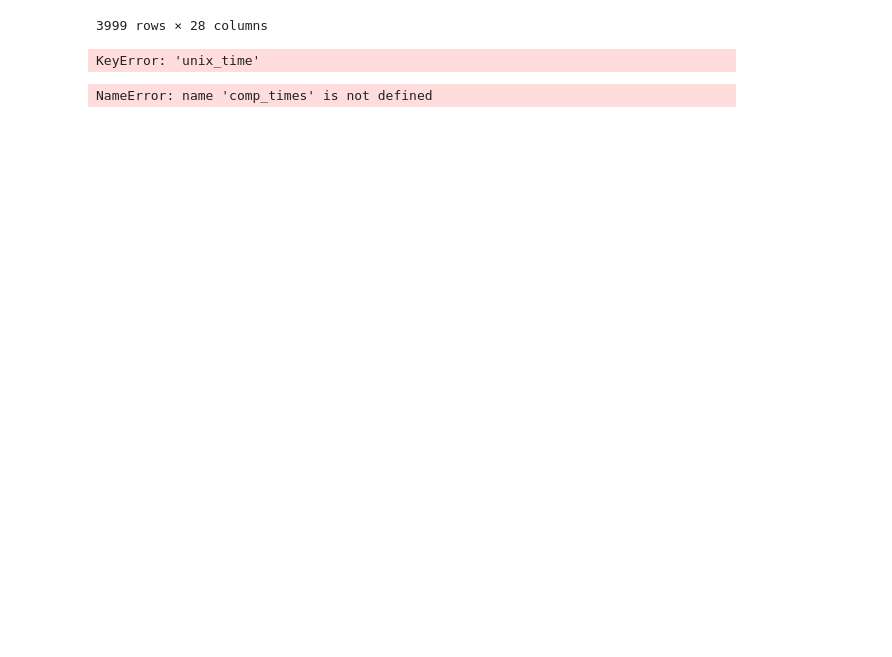
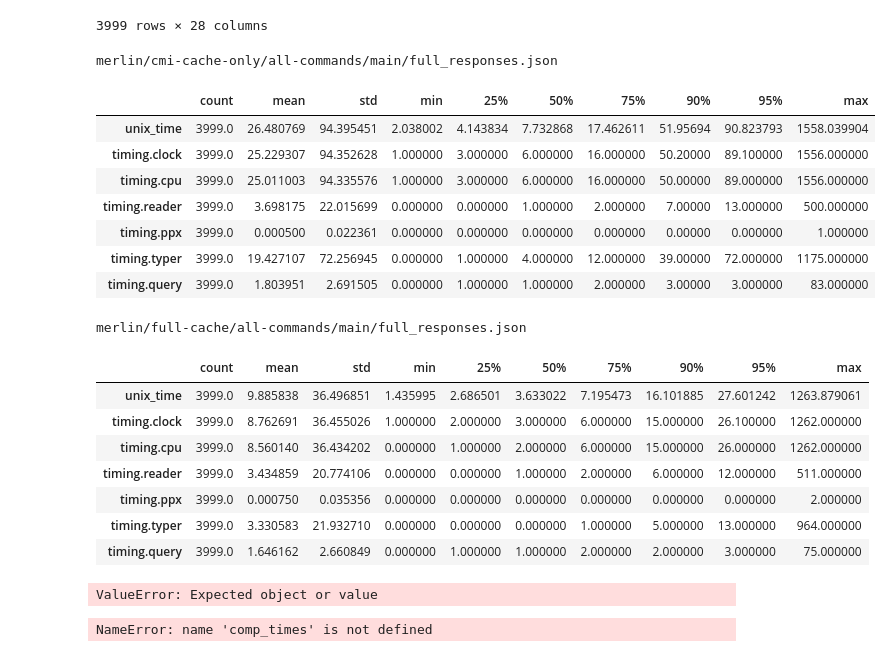
Before and after one commit to tarides/merl-an, a Jupyter notebook: data/analysis_computation_time.ipynb, the cells around one changed output. Cells and saved outputs as stored; diff of their text form; code cells hidden in the pictures; blank space fills up the shorter version.

Commit message:
Add first batch of tables for Lambda World

```diff
--- a/data/analysis_computation_time.ipynb
+++ b/data/analysis_computation_time.ipynb
@@ -4,14 +4,17 @@ import json
 from itertools import chain
 
 files = [
-    "js_2023_02_06/warm/query_responses.json",
-    "js_2023_02_06/cold/query_responses.json",
+    # "js_2023_02_06/warm/query_responses.json",
+    # "js_2023_02_06/cold/query_responses.json",
     "merlin/cmi-cache-only/all-commands/main/full_responses.json",
-    "merlin/cmi-cache-only/all-commands/merlin-domains/full_responses.json",
+    # "merlin/cmi-cache-only/all-commands/merlin-domains/full_responses.json",
     # "merlin/cmi-cache-only/complete-prefix/main/full_responses.json",
     # "merlin/cmi-cache-only/complete-prefix/merlin-domains/full_responses.json",
     "merlin/full-cache/all-commands/main/full_responses.json",
     "merlin/full-cache/all-commands/merlin-domains/full_responses.json"
+    "irmin-15-10-2025/10/cmi-cache-only/all-commands/data-race-free-merlin-domains"
+    "irmin-15-10-2025/10/cmi-cache-only/all-commands/main"
+
 ]
 
 
@@ -60,53 +63,72 @@ pd.json_normalize(resp_with_id, sep='.')
 3999 rows × 28 columns
 # %%
 def print_percentiles(frame, file):
-    percentiles = [0.25, 0.5, 0.75, 0.95]
+    percentiles = [0.25, 0.5, 0.75, 0.90, 0.95]
 
 
     desc_clock = frame['timing.clock'].describe(percentiles=percentiles)
     desc_cpu = frame['timing.cpu'].describe(percentiles=percentiles)
     desc_reader = frame['timing.reader'].describe(percentiles=percentiles)
     desc_ppx = frame['timing.ppx'].describe(percentiles=percentiles)
     desc_typer = frame['timing.typer'].describe(percentiles=percentiles)
     desc_query = frame['timing.query'].describe(percentiles=percentiles)
-    # desc_unix = frame['unix_time'].describe(percentiles=percentiles)
+    desc_unix = frame['unix_time'].describe(percentiles=percentiles)
 
 
     df_clock  = pd.DataFrame(desc_clock).T
     df_cpu    = pd.DataFrame(desc_cpu).T
     df_reader = pd.DataFrame(desc_reader).T
     df_ppx    = pd.DataFrame(desc_ppx).T
     df_typer  = pd.DataFrame(desc_typer).T
     df_query  = pd.DataFrame(desc_query).T
-    # df_unix   = pd.DataFrame(desc_unix).T
+    df_unix   = pd.DataFrame(desc_unix).T
 
 
     df_clock.index  = ["timing.clock"]
     df_cpu.index    = ["timing.cpu"]
     df_reader.index = ["timing.reader"]
     df_ppx.index    = ["timing.ppx"]
     df_typer.index  = ["timing.typer"]
     df_query.index  = ["timing.query"]
-    # df_unix.index   = ["unix_time"]
+    df_unix.index   = ["unix_time"]
+
+    # parts = file.split("/")
+    # cache_part = parts[1]
+    # cmd_part = parts[2]
+    # branch_part = parts[3]
+    # print(f"Branch: {branch_part}")
+    # print(f"Cache: {cache_part}")
+    # print(f"Commands: {cmd_part}")
+
+    print(file)
 
 
-    parts = file.split("/")
-    cache_part = parts[1]
-    cmd_part = parts[2]
-    branch_part = parts[3]
-    print(f"Branch: {branch_part}")
-    print(f"Cache: {cache_part}")
-    print(f"Commands: {cmd_part}")
-
-
-    display(pd.concat([ df_clock, df_cpu, df_reader, df_ppx, df_typer, df_query]))
+    display(pd.concat([ df_unix, df_clock, df_cpu, df_reader, df_ppx, df_typer, df_query]))
     print("\n\n")
 
 for f in files:
     frame = frame_from_file(f)
     print_percentiles(frame, f)
 # %% [output]
-KeyError: 'unix_time'
+merlin/cmi-cache-only/all-commands/main/full_responses.json
+|  | count | mean | std | min | 25% | 50% | 75% | 90% | 95% | max |
+| unix_time | 3999.0 | 26.480769 | 94.395451 | 2.038002 | 4.143834 | 7.732868 | 17.462611 | 51.95694 | 90.823793 | 1558.039904 |
+| timing.clock | 3999.0 | 25.229307 | 94.352628 | 1.000000 | 3.000000 | 6.000000 | 16.000000 | 50.20000 | 89.100000 | 1556.000000 |
+| timing.cpu | 3999.0 | 25.011003 | 94.335576 | 1.000000 | 3.000000 | 6.000000 | 16.000000 | 50.00000 | 89.000000 | 1556.000000 |
+| timing.reader | 3999.0 | 3.698175 | 22.015699 | 0.000000 | 0.000000 | 1.000000 | 2.000000 | 7.00000 | 13.000000 | 500.000000 |
+| timing.ppx | 3999.0 | 0.000500 | 0.022361 | 0.000000 | 0.000000 | 0.000000 | 0.000000 | 0.00000 | 0.000000 | 1.000000 |
+| timing.typer | 3999.0 | 19.427107 | 72.256945 | 0.000000 | 1.000000 | 4.000000 | 12.000000 | 39.00000 | 72.000000 | 1175.000000 |
+| timing.query | 3999.0 | 1.803951 | 2.691505 | 0.000000 | 1.000000 | 1.000000 | 2.000000 | 3.00000 | 3.000000 | 83.000000 |
+merlin/full-cache/all-commands/main/full_responses.json
+|  | count | mean | std | min | 25% | 50% | 75% | 90% | 95% | max |
+| unix_time | 3999.0 | 9.885838 | 36.496851 | 1.435995 | 2.686501 | 3.633022 | 7.195473 | 16.101885 | 27.601242 | 1263.879061 |
+| timing.clock | 3999.0 | 8.762691 | 36.455026 | 1.000000 | 2.000000 | 3.000000 | 6.000000 | 15.000000 | 26.100000 | 1262.000000 |
+| timing.cpu | 3999.0 | 8.560140 | 36.434202 | 0.000000 | 1.000000 | 2.000000 | 6.000000 | 15.000000 | 26.000000 | 1262.000000 |
+| timing.reader | 3999.0 | 3.434859 | 20.774106 | 0.000000 | 0.000000 | 1.000000 | 2.000000 | 6.000000 | 12.000000 | 511.000000 |
+| timing.ppx | 3999.0 | 0.000750 | 0.035356 | 0.000000 | 0.000000 | 0.000000 | 0.000000 | 0.000000 | 0.000000 | 2.000000 |
+| timing.typer | 3999.0 | 3.330583 | 21.932710 | 0.000000 | 0.000000 | 0.000000 | 1.000000 | 5.000000 | 13.000000 | 964.000000 |
+| timing.query | 3999.0 | 1.646162 | 2.660849 | 0.000000 | 1.000000 | 1.000000 | 2.000000 | 2.000000 | 3.000000 | 75.000000 |
+ValueError: Expected object or value
 # %%
 sorted = comp_times.sort_values(ascending=False)
 
```
Also changed, not shown: 1 other file.
